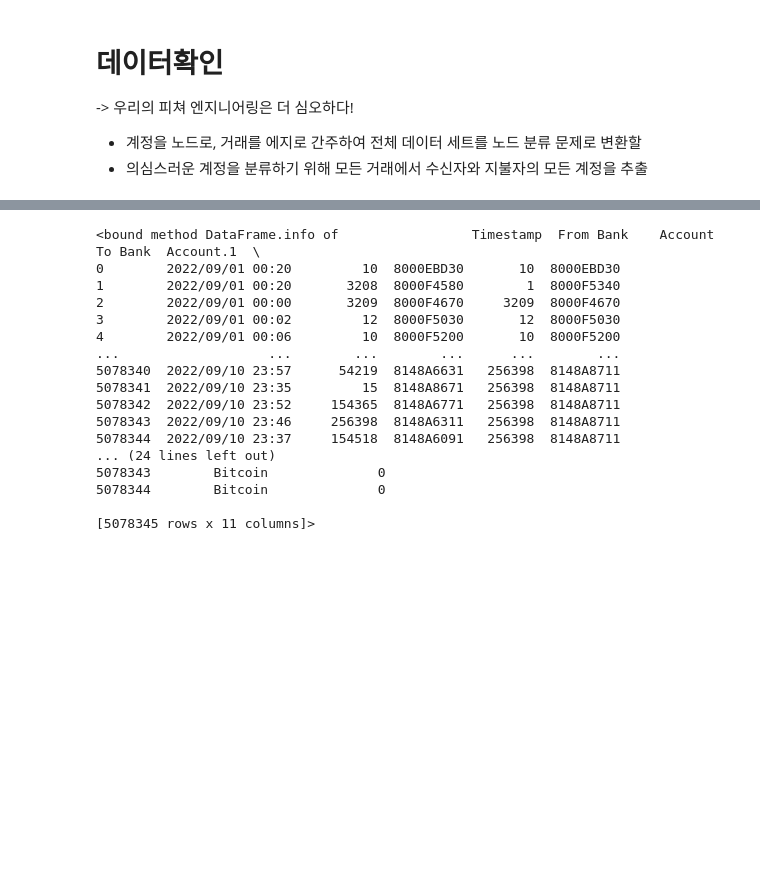
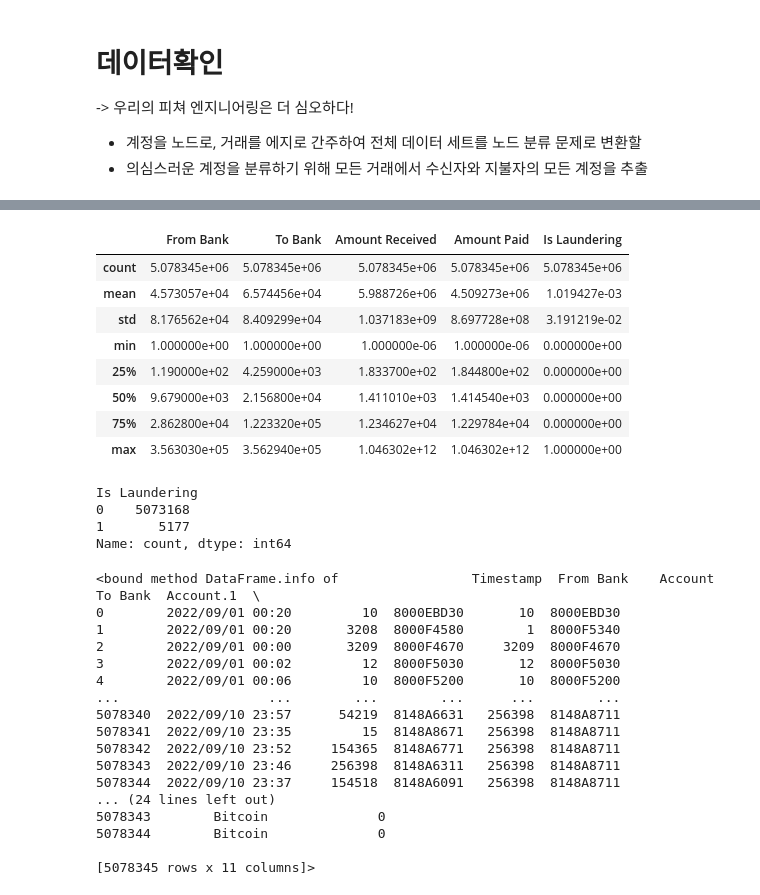
Before and after one commit to cleanandshine-dev/aiffelthon, a Jupyter notebook: pre_study/IBM_Transactions_for_AML/lee.eunjeong_notebook.ipynb, the cells around one changed output, grey strips where cells are left out. Drawn from its saved outputs; the diff is of its cells as text; code cells hidden in the pictures; blank space fills up the shorter version.

```diff
--- a/pre_study/IBM_Transactions_for_AML/lee.eunjeong_notebook.ipynb
+++ b/pre_study/IBM_Transactions_for_AML/lee.eunjeong_notebook.ipynb
@@ -25,6 +25,25 @@ df.head()
 | 2 | 2022/09/01 00:00 | 3209 | 8000F4670 | 3209 | 8000F4670 | 14675.57 | US Dollar | 14675.57 | ... |
 | 3 | 2022/09/01 00:02 | 12 | 8000F5030 | 12 | 8000F5030 | 2806.97 | US Dollar | 2806.97 | ... |
 | 4 | 2022/09/01 00:06 | 10 | 8000F5200 | 10 | 8000F5200 | 36682.97 | US Dollar | 36682.97 | ... |
+# %%
+df.describe()
+# %% [output]
+|  | From Bank | To Bank | Amount Received | Amount Paid | Is Laundering |
+| count | 5.078345e+06 | 5.078345e+06 | 5.078345e+06 | 5.078345e+06 | 5.078345e+06 |
+| mean | 4.573057e+04 | 6.574456e+04 | 5.988726e+06 | 4.509273e+06 | 1.019427e-03 |
+| std | 8.176562e+04 | 8.409299e+04 | 1.037183e+09 | 8.697728e+08 | 3.191219e-02 |
+| min | 1.000000e+00 | 1.000000e+00 | 1.000000e-06 | 1.000000e-06 | 0.000000e+00 |
+| 25% | 1.190000e+02 | 4.259000e+03 | 1.833700e+02 | 1.844800e+02 | 0.000000e+00 |
+| 50% | 9.679000e+03 | 2.156800e+04 | 1.411010e+03 | 1.414540e+03 | 0.000000e+00 |
+| 75% | 2.862800e+04 | 1.223320e+05 | 1.234627e+04 | 1.229784e+04 | 0.000000e+00 |
+| max | 3.563030e+05 | 3.562940e+05 | 1.046302e+12 | 1.046302e+12 | 1.000000e+00 |
+# %%
+df['Is Laundering'].value_counts()
+# %% [output]
+Is Laundering
+0    5073168
+1       5177
+Name: count, dtype: int64
 # %%
 df.info
 # %% [output]
```
Also changed, not shown: parts of 17 cells of this notebook.
